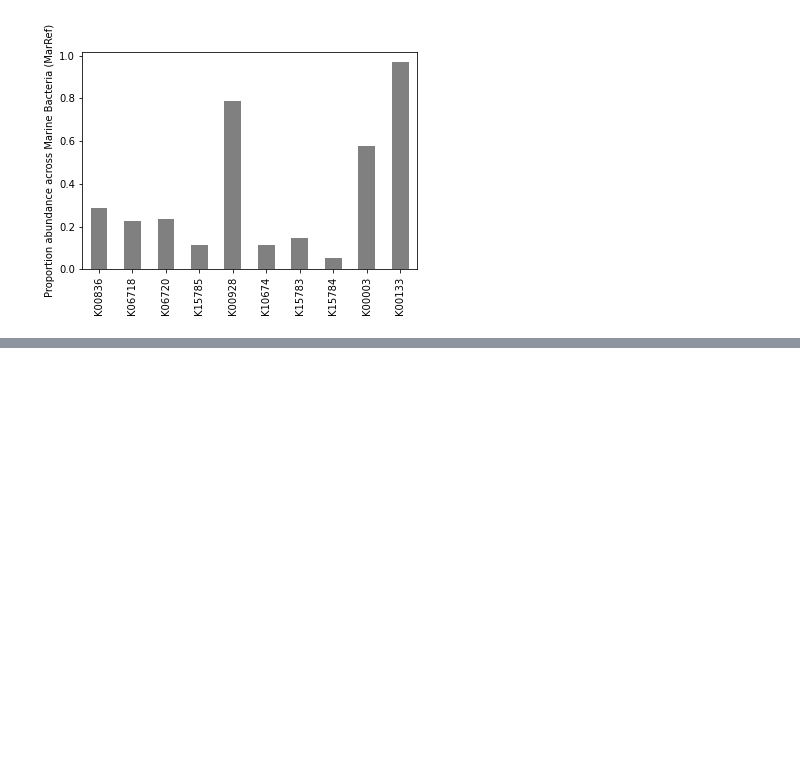
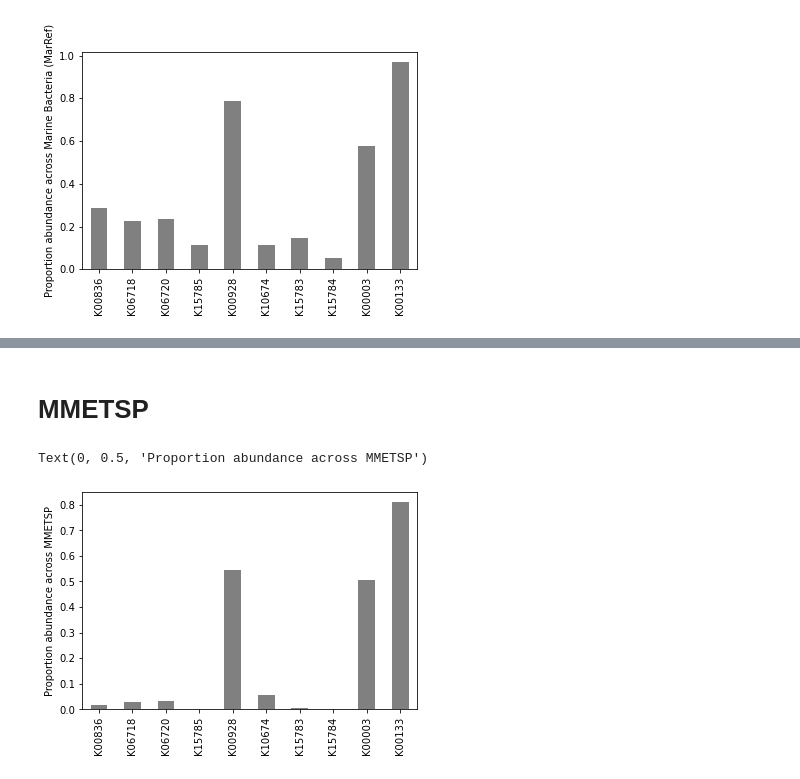
Before and after one commit to AlexanderLabWHOI/2021-marine-osmolytes, a Jupyter notebook: genome-searching/notebooks/Ectoine_data_exploration.ipynb, the cells around one changed output, grey strips where cells are left out. Drawn from its saved outputs; the diff is of its cells as text; code cells hidden in the pictures; blank space fills up the shorter version.

```diff
--- a/genome-searching/notebooks/Ectoine_data_exploration.ipynb
+++ b/genome-searching/notebooks/Ectoine_data_exploration.ipynb
@@ -82,0 +189,13 @@ network_pal
+# %% [markdown]
+# MMETSP
+# %%
+df_mmetsp = pd.read_csv('../kofamscan/ko_tables/ectoine_mmetsp.csv', index_col=0)
+df_mmetsp.index = df_mmetsp.index.str.strip('_clean')
+mmetsp_taxonomy = pd.read_csv('/vortexfs1/omics/alexander/data/mmetsp/taxonomy_v2.txt', sep='\t',
+                              encoding = "ISO-8859-1", index_col='Source_ID')
+# %%
+ax = (df_mmetsp.sum()/len(df_mmetsp)).plot(kind = 'bar', color='gray')
+ax.set_ylabel('Proportion abundance across MMETSP')
+# %% [output]
+Text(0, 0.5, 'Proportion abundance across MMETSP')
+[figure, added]
```
Also changed, not shown: parts of 23 cells of this notebook.
